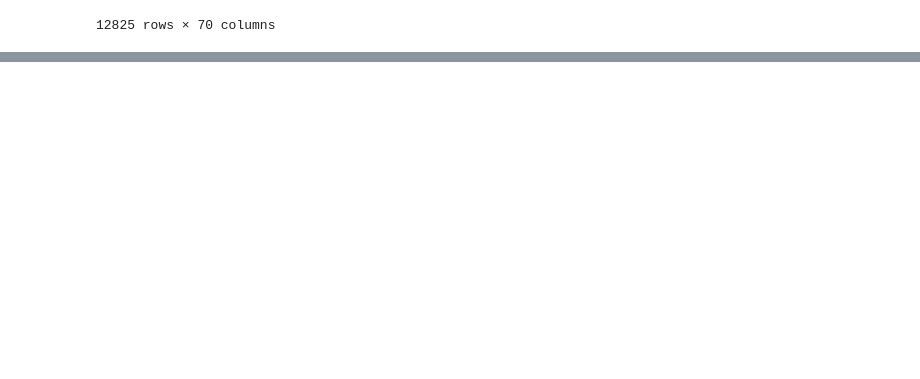
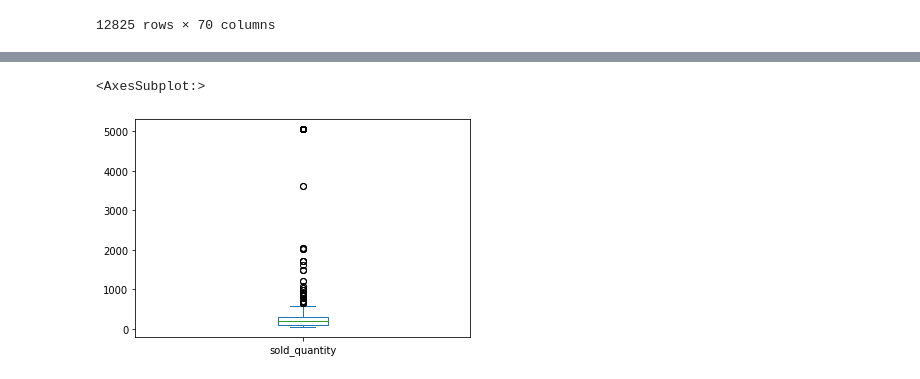
Before and after one commit to jacosta13/descuentos-MELI, a Jupyter notebook: Modelo.ipynb, the cells around one changed output, grey strips where cells are left out. Drawn from its saved outputs; the diff is of its cells as text; code cells hidden in the pictures; blank space fills up the shorter version.

```diff
--- a/Modelo.ipynb
+++ b/Modelo.ipynb
@@ -105,0 +713,7 @@ df_tot.to_csv("Data_Modelo/data_set.csv", index=False)
+# %%
+df[var_respuesta].plot(
+    kind="box"
+)
+# %% [output]
+<AxesSubplot:>
+[figure, added]
```
Also changed, not shown: parts of 114 cells of this notebook, 3 other files.
